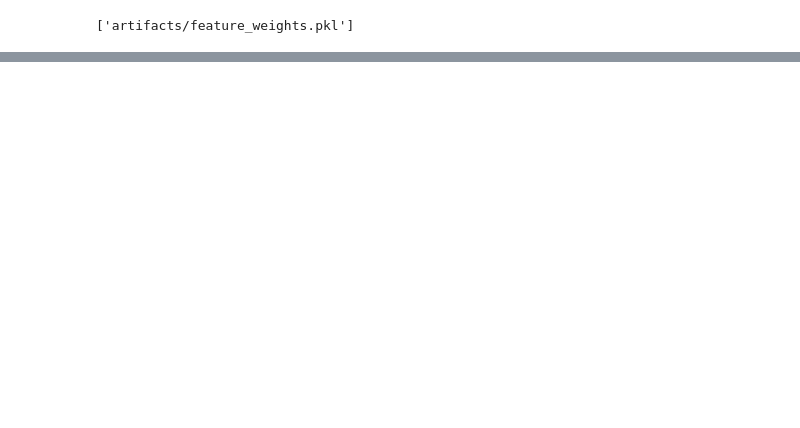
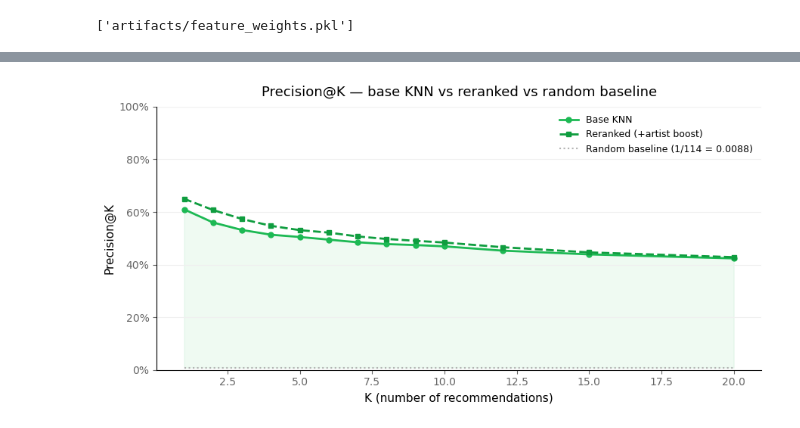
Before and after one commit to RobbenWijanathan/spotify-recommendation-system, a Jupyter notebook: notebook/model.ipynb, the cells around one changed output, grey strips where cells are left out. Drawn from its saved outputs; the diff is of its cells as text; code cells hidden in the pictures; blank space fills up the shorter version.

```diff
--- a/notebook/model.ipynb
+++ b/notebook/model.ipynb
@@ -591,6 +407,6 @@ def recommend_song(query_key, n_recommendations=10):
 
     return pd.DataFrame(results).head(n_recommendations)
 # %%
-results = recommend_song("Nirvana - Rape Me", n_recommendations=10)
+results = recommend_song("Rape Me", n_recommendations=10)
 print(results.to_string(index=False))
 # %% [output]
@@ -812,0 +683,57 @@ Catalog coverage:          0.0984 (9.8%)
+# %%
+# ── 4. Precision@K curve — base KNN vs reranked vs random ──
+def eval_precision_at_k_series(tracks, k_values, reranked=False):
+    results = {k: [] for k in k_values}
+    for track in tracks:
+        genre = metadata.loc[name_to_index[track], 'track_genre']
+        max_k = max(k_values)
+        try:
+            if reranked:
+                recs = recommend_song_reranked(track, n_recommendations=max_k)
+            else:
+                recs = recommend_song(track, n_recommendations=max_k)
+            for k in k_values:
+                matches = (recs.head(k)['genre'] == genre).sum()
+                results[k].append(matches / k)
+        except (ValueError, KeyError):
+            continue
+    return {k: np.mean(v) for k, v in results.items()}
+
+np.random.seed(42)
+eval_tracks = metadata.loc[
+    np.random.choice(len(metadata), size=200, replace=False), 'track_name'
+].tolist()
+
+k_vals = [1, 2, 3, 4, 5, 6, 7, 8, 9, 10, 12, 15, 20]
+baseline_curve = {k: 1/114 for k in k_vals}
+knn_curve      = eval_precision_at_k_series(eval_tracks, k_vals, reranked=False)
+reranked_curve = eval_precision_at_k_series(eval_tracks, k_vals, reranked=True)
+
+fig, ax = plt.subplots(figsize=(9, 4.5))
+fig.patch.set_facecolor(BG)
+ax.set_facecolor(BG)
+
+ax.plot(k_vals, [knn_curve[k] for k in k_vals],
+        color=SPOTIFY_GREEN, linewidth=2, marker='o', markersize=5, label='Base KNN')
+ax.plot(k_vals, [reranked_curve[k] for k in k_vals],
+        color='#0f9d3f', linewidth=2, marker='s', markersize=5, linestyle='--', label='Reranked (+artist boost)')
+ax.plot(k_vals, [baseline_curve[k] for k in k_vals],
+        color=GRAY, linewidth=1.5, linestyle=':', label=f'Random baseline (1/114 = {1/114:.4f})')
+
+ax.fill_between(k_vals, [knn_curve[k] for k in k_vals],
+                [baseline_curve[k] for k in k_vals], alpha=0.07, color=SPOTIFY_GREEN)
+
+ax.set_xlabel('K (number of recommendations)', fontsize=11)
+ax.set_ylabel('Precision@K', fontsize=11)
+ax.set_title('Precision@K — base KNN vs reranked vs random baseline', fontsize=13, pad=10)
+ax.yaxis.set_major_formatter(plt.FuncFormatter(lambda v, _: f'{v*100:.0f}%'))
+ax.set_ylim(0, 1.0)
+ax.spines[['top','right']].set_visible(False)
+ax.grid(axis='y', color='#f0f0f0')
+ax.tick_params(colors='#666')
+ax.legend(fontsize=9, frameon=False)
+plt.tight_layout()
+plt.savefig('eval_precision_at_k.png', dpi=150, bbox_inches='tight')
+plt.show()
+# %% [output]
+[figure, added]
```
Also changed, not shown: parts of 47 cells of this notebook, 24 other files.
